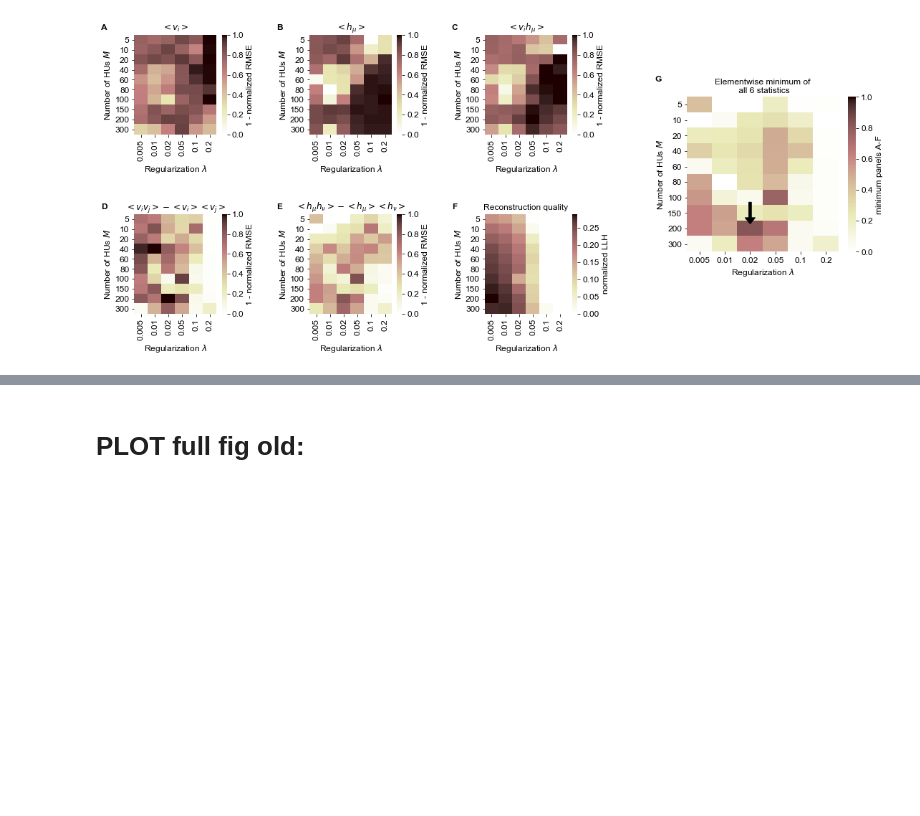
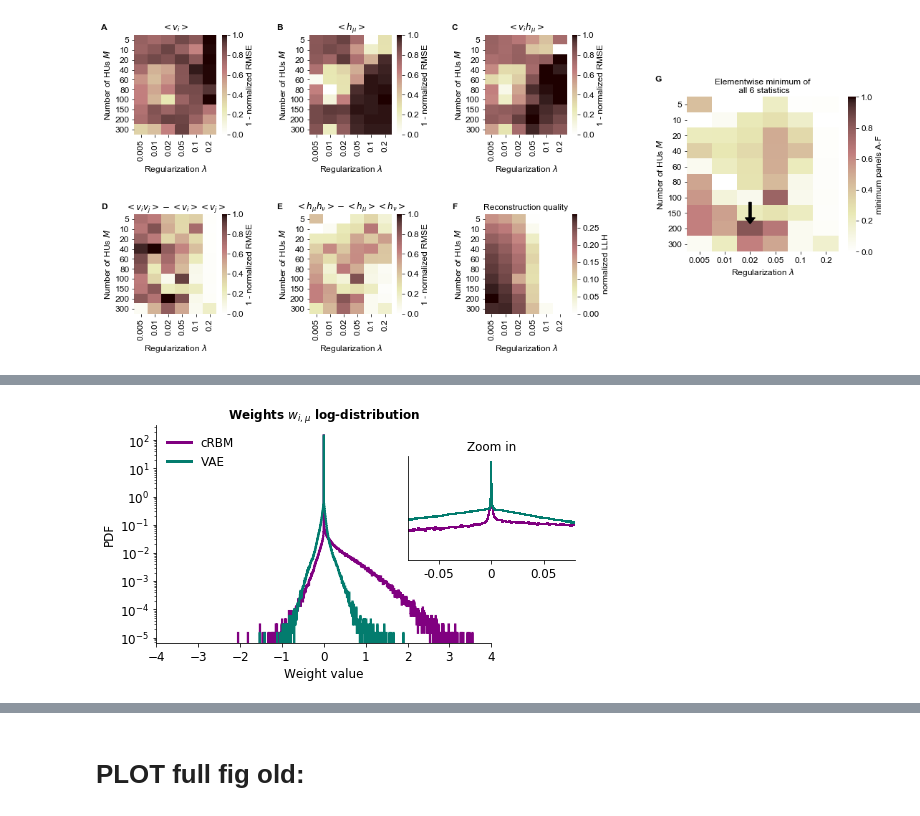
Before and after one commit to vdplasthijs/zf-rbm, a Jupyter notebook: figure_notebooks/fig_model_selection.ipynb, the cells around one changed output, grey strips where cells are left out. Cells and saved outputs as stored; diff of their text form; code cells hidden in the pictures; blank space fills up the shorter version.

```diff
--- a/figure_notebooks/fig_model_selection.ipynb
+++ b/figure_notebooks/fig_model_selection.ipynb
@@ -595,0 +633,43 @@ ip.SVG('/home/thijs/repos/zf-rbm/figures/sfig_model_selection_complete.svg')
+# %%
+# weights = {}
+# dr_colors = {}
+# dr_names = {}
+
+weights['vae'] = env['W']
+dr_colors['vae'] = '#037c6e'
+dr_names['vae'] = 'VAE'
+plot_methods = ['rbm', 'vae']
+
+## Weights distribution
+ax_mainw = plt.subplot(111)
+plot_bins = np.linspace(np.min([weights[x].min() for x in weights.keys()]),
+                        np.max([weights[x].max() for x in weights.keys()]), 1000)
+for dr in plot_methods:
+    ax_mainw.hist(np.ravel(weights[dr]), bins=plot_bins, histtype='step', label=dr_names[dr],
+             density=True, linewidth=2, color=dr_colors[dr])
+ax_mainw.set_yscale('log'); ax_mainw.set_xlabel('Weight value');
+ax_mainw.set_ylabel('PDF');
+ax_mainw.set_title('Weights ' + r'$w_{i, \mu}$' + ' log-distribution', fontdict={'weight': 'bold'})
+ax_mainw.set_xlim([-4, 4])
+ax_mainw.spines['top'].set_visible(False)
+ax_mainw.spines['right'].set_visible(False)
+handle_dict = {dr: matplotlib.lines.Line2D([], [], c=dr_colors[dr]) for dr in plot_methods}
+ax_mainw.legend(handles=[handle_dict[dr] for dr in plot_methods],
+                labels=[dr_names[dr] for dr in plot_methods],
+                frameon=False, loc='upper left');
+
+## Weights distribution Zoom inset
+ax_zoomw = ax_mainw.inset_axes([0.75, 0.38, 0.5, 0.48])
+for dr in plot_methods:
+    ax_zoomw.hist(np.ravel(weights[dr]), bins=np.linspace(-0.11, 0.11, 500),
+                  histtype='step', label=dr_names[dr],
+                  density=True, linewidth=2, color=dr_colors[dr])
+ax_zoomw.get_yaxis().set_visible(False);
+ax_zoomw.get_xaxis().set_ticklabels(['', '-0.05', '0', '0.05'])
+ax_zoomw.set_yscale('log'); ax_zoomw.set_xlim([-0.08, 0.08]);
+ax_zoomw.set_ylim([1e-4, 5e3])
+ax_zoomw.set_title('Zoom in')
+ax_zoomw.spines['top'].set_visible(False)
+ax_zoomw.spines['right'].set_visible(False)
+# %% [output]
+[figure, added]
```
Also changed, not shown: parts of 20 cells of this notebook, 2 other files.
